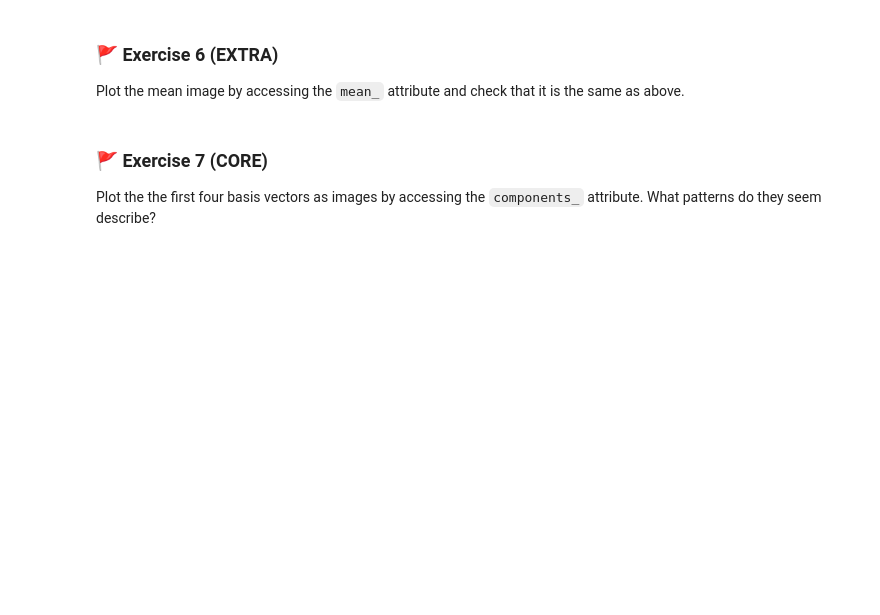
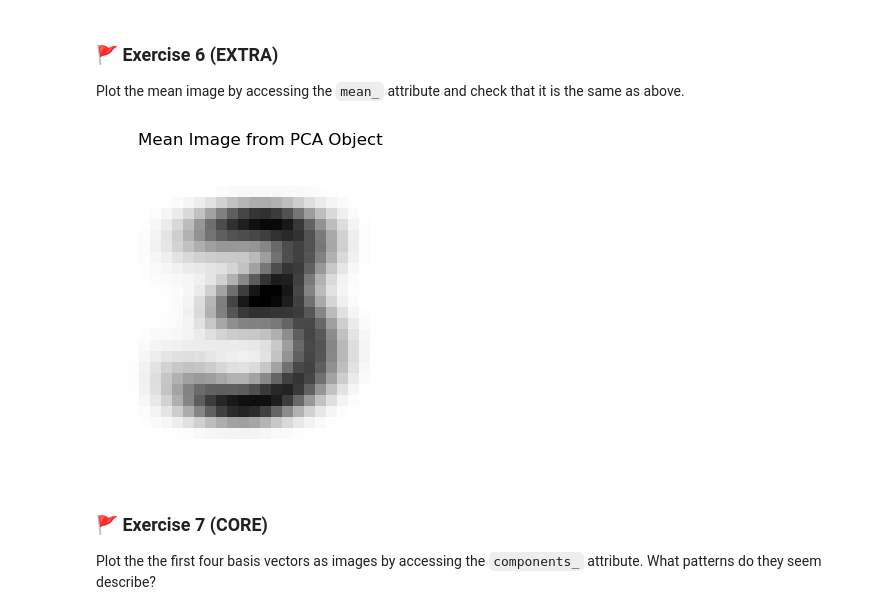
Before and after one commit to zici021129/MLP_2026_week02, a Jupyter notebook: mlp_week02.ipynb, the cells around one changed output. Cells and saved outputs as stored; diff of their text form; code cells hidden in the pictures; blank space fills up the shorter version.

```diff
--- a/mlp_week02.ipynb
+++ b/mlp_week02.ipynb
@@ -173,3 +247,16 @@ Plot the mean image by accessing the `mean_` attribute and check that it is the
+# %%
+# Code for your answer here!
+# Access the mean from the fitted PCA object
+pca_mean = pca_threes.mean_
+
+# Plot it
+plt.figure(figsize=(4,4))
+plt.imshow(pca_mean.reshape((28, 28)), cmap='gray_r')
+plt.title('Mean Image from PCA Object')
+plt.axis('off')
+plt.show()
+# %% [output]
+[figure, added]
 # %% [markdown]
 ### 🚩 Exercise 7 (CORE)
 
```
Also changed, not shown: parts of 28 cells of this notebook.
